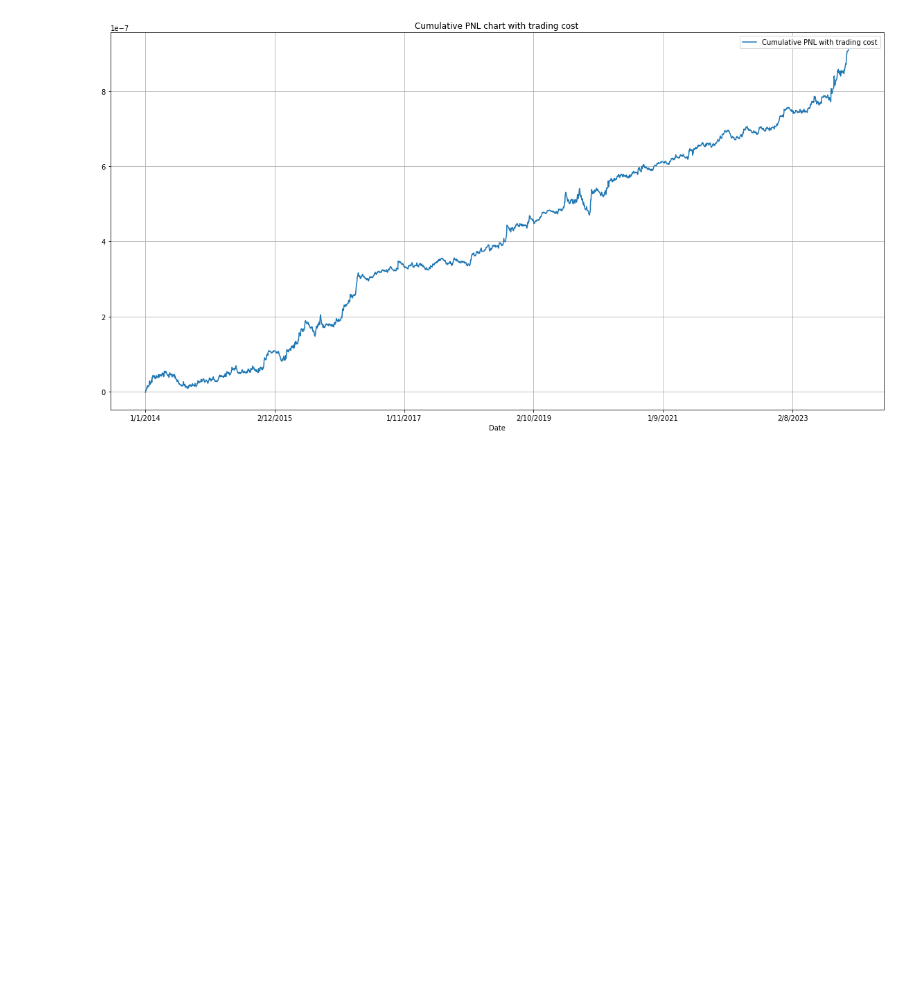
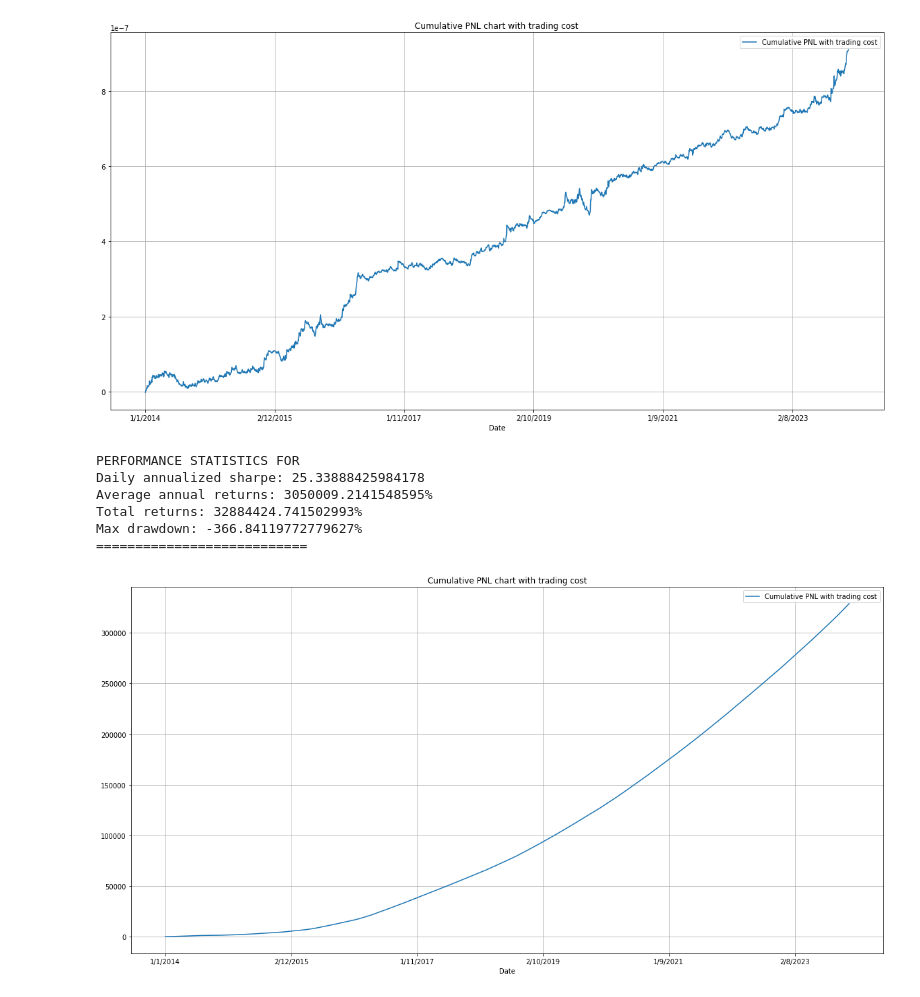
Before and after one commit to HHH0808/SMU-QTS, a Jupyter notebook: project_hm.ipynb, the cells around one changed output. Cells and saved outputs as stored; diff of their text form; code cells hidden in the pictures; blank space fills up the shorter version.

Commit message:
add sharpe for best performing pair

```diff
--- a/project_hm.ipynb
+++ b/project_hm.ipynb
@@ -488,3 +488,13 @@ Total returns: 9.1089196035708e-05%
 Max drawdown: -7.122356059469105e-06%
 ===========================
 [figure]
+# %%
+pnlPerformance(totalCumPnl['totalCumPnlwTradingCost'], "")
+# %% [output]
+PERFORMANCE STATISTICS FOR
+Daily annualized sharpe: 25.33888425984178
+Average annual returns: 3050009.2141548595%
+Total returns: 32884424.741502993%
+Max drawdown: -366.84119772779627%
+===========================
+[figure, added]
```
